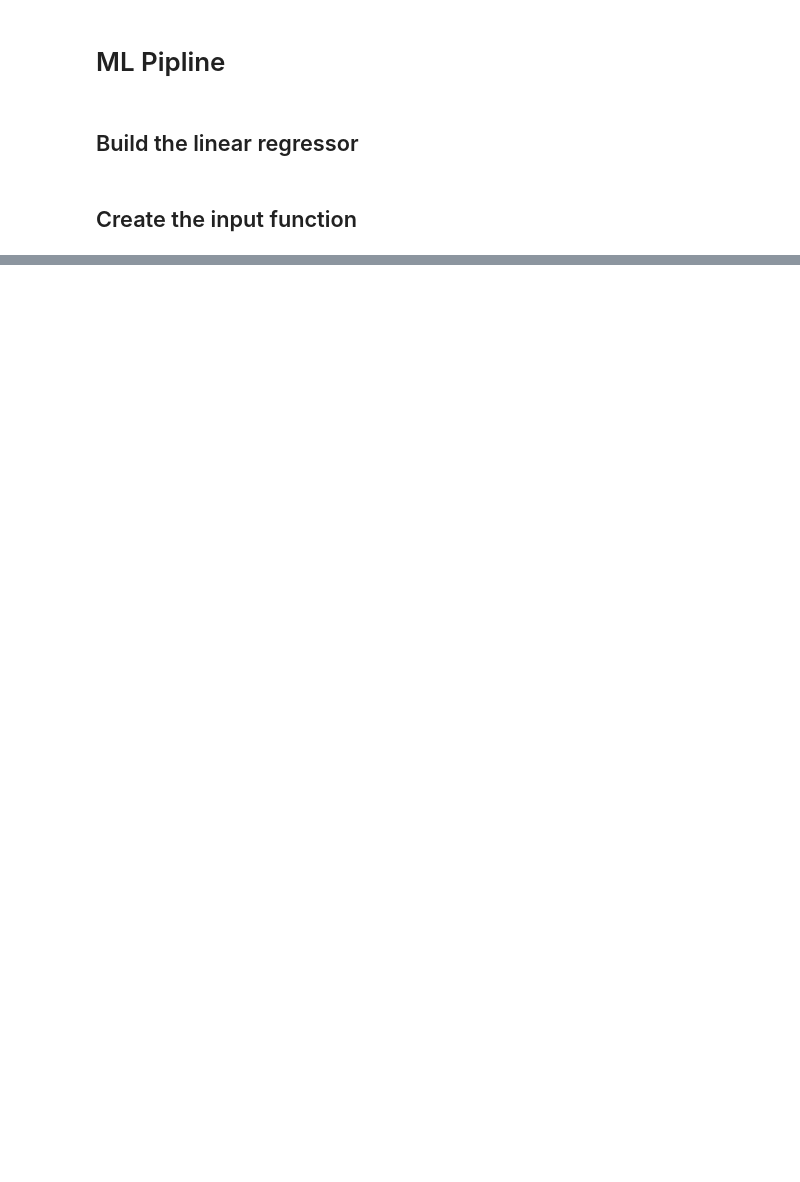
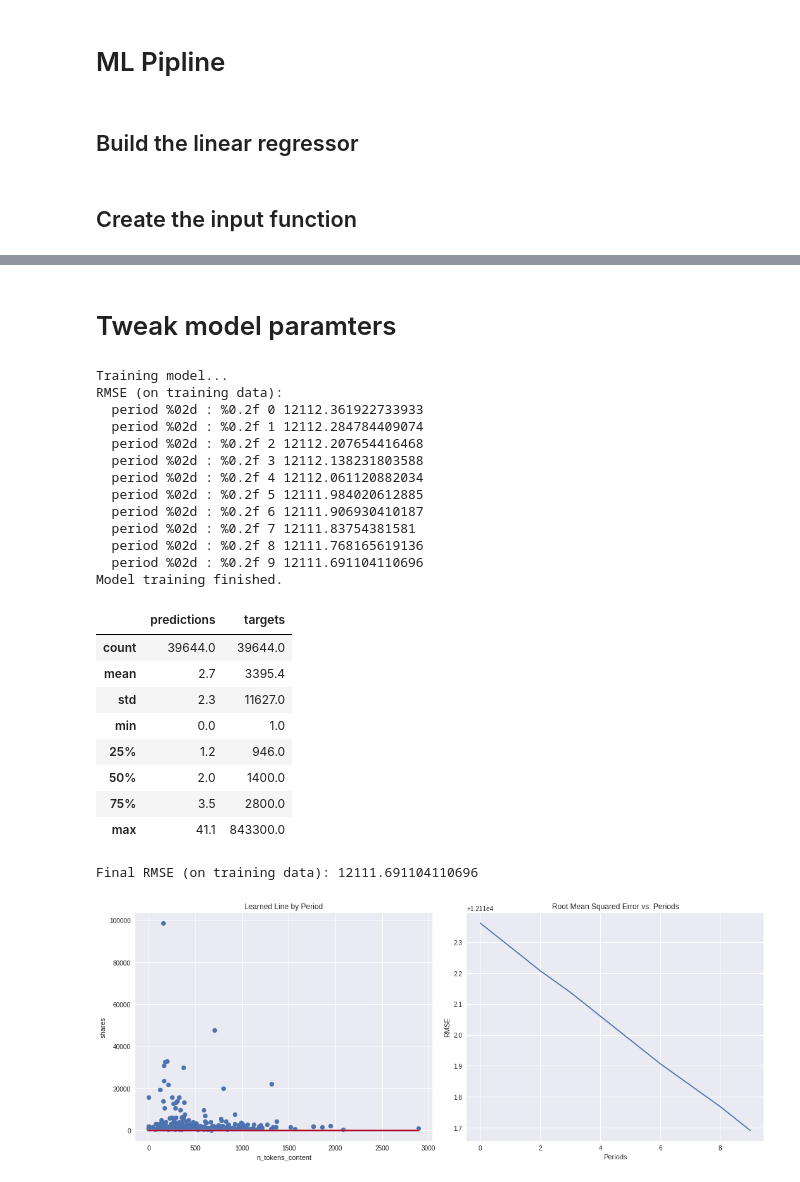
Before and after one commit to AmoDinho/Machine-Learning-Crash-Course-with-TF, a Jupyter notebook: examples/Mashable.ipynb, the cells around one changed output, grey strips where cells are left out. Drawn from its saved outputs; the diff is of its cells as text; code cells hidden in the pictures; blank space fills up the shorter version.

```diff
--- a/examples/Mashable.ipynb
+++ b/examples/Mashable.ipynb
@@ -150,6 +172,6 @@ feature_columns = [tf.feature_column.numeric_column("total_words")]
 # %%
 #lets define our target label
-targets = num_shares
+targets = df_mash[" shares"]
 # %% [markdown]
 ## Build the linear regressor
 # %%
@@ -166,0 +220,5 @@ linear_regressor = tf.estimator.LinearRegressor(
+# %%
+_ = linear_regressor.train(
+    input_fn = lambda:my_input_fn(my_feature, targets),
+    steps=100
+)
@@ -166,0 +229,17 @@ linear_regressor = tf.estimator.LinearRegressor(
+# %%
+#create an input function for predictions
+prediction_input_fn = lambda: my_input_fn(my_feature, targets, num_epochs=1,shuffle=False)
+
+#make predictions on the linear regressor
+predictions = linear_regressor.predict(input_fn=prediction_input_fn)
+
+#Predictions need to be formatted into an array for metrics
+predictions = np.array([item['predictions'][0] for item in predictions])
+
+
+#Mean squared error and root mean squarded error
+mean_squared_error = metrics.mean_squared_error(predictions, targets)
+root_mean_squared_error = math.sqrt(mean_squared_error)
+
+print("The MSE",mean_squared_error)
+print("The MSE",root_mean_squared_error)
@@ -166,0 +262,5 @@ linear_regressor = tf.estimator.LinearRegressor(
+# %%
+calibration_data = pd.DataFrame()
+calibration_data["predictions"] = pd.Series(predictions)
+calibration_data["targets"] = pd.Series(targets)
+calibration_data.describe()
@@ -166,0 +277,2 @@ linear_regressor = tf.estimator.LinearRegressor(
+# %% [markdown]
+# Tweak model paramters
@@ -166,0 +377,31 @@ linear_regressor = tf.estimator.LinearRegressor(
+# %%
+train_model(
+    learning_rate=0.00001,
+    steps=100,
+    batch_size=1
+)
+# %% [output]
+Training model...
+RMSE (on training data):
+  period %02d : %0.2f 0 12112.361922733933
+  period %02d : %0.2f 1 12112.284784409074
+  period %02d : %0.2f 2 12112.207654416468
+  period %02d : %0.2f 3 12112.138231803588
+  period %02d : %0.2f 4 12112.061120882034
+  period %02d : %0.2f 5 12111.984020612885
+  period %02d : %0.2f 6 12111.906930410187
+  period %02d : %0.2f 7 12111.83754381581
+  period %02d : %0.2f 8 12111.768165619136
+  period %02d : %0.2f 9 12111.691104110696
+Model training finished.
+|  | predictions | targets |
+| count | 39644.0 | 39644.0 |
+| mean | 2.7 | 3395.4 |
+| std | 2.3 | 11627.0 |
+| min | 0.0 | 1.0 |
+| 25% | 1.2 | 946.0 |
+| 50% | 2.0 | 1400.0 |
+| 75% | 3.5 | 2800.0 |
+| max | 41.1 | 843300.0 |
+Final RMSE (on training data): 12111.691104110696
+[figure, added]
```
Also changed, not shown: parts of 13 cells of this notebook.
